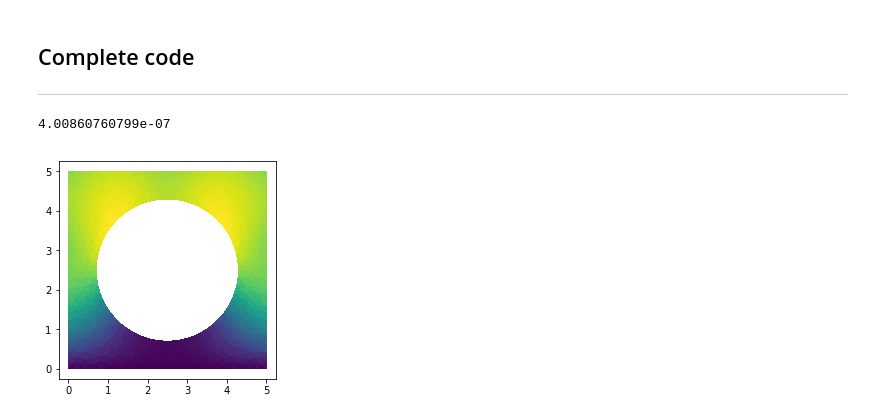
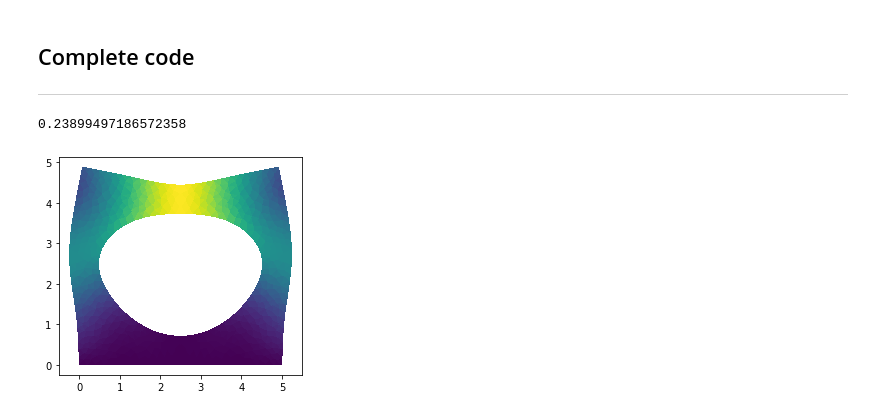
Before and after one commit to georgiosmalik/fenics-course, a Jupyter notebook: docs/source/2DPlaneStrain/2D_Elasticity.ipynb, the cells around one changed output. Cells and saved outputs as stored; diff of their text form; code cells hidden in the pictures.

```diff
--- a/docs/source/2DPlaneStrain/2D_Elasticity.ipynb
+++ b/docs/source/2DPlaneStrain/2D_Elasticity.ipynb
@@ -123,9 +133,13 @@ Note that the vector loading $\mathbf{b}$ and $\mathbf{g}$ must be set as a tupl
 # --------------------
 # Parameters
 # --------------------
+
+# Density
+rho = fe.Constant(200.0)
+
 # Young's modulus and Poisson's ratio
 E = 0.02e9
-nu = 0.1
+nu = 0.0
 
 # Lame's constants
 lambda_ = E*nu/(1+nu)/(1-2*nu)
@@ -135,8 +149,8 @@ l_x, l_y = 5.0, 5.0  # Domain dimensions
 n_x, n_y = 20, 20  # Number of elements
 
 # Load
-g_z = 1.0
-b_z = 1.0
+g_z = -2.9575e5
+b_z = -10.0
 g = fe.Constant((0.0, g_z))
 b = fe.Constant((0.0, b_z))
 # %% [markdown]
@@ -366,9 +380,13 @@ def sigma(u):
 # --------------------
 # Parameters
 # --------------------
+
+# Density
+rho = fe.Constant(200.0)
+
 # Young's modulus and Poisson's ratio
 E = 0.02e9
-nu = 0.1
+nu = 0.0
 
 # Lame's constants
 lambda_ = E*nu/(1+nu)/(1-2*nu)
@@ -378,8 +396,8 @@ l_x, l_y = 5.0, 5.0  # Domain dimensions
 n_x, n_y = 20, 20  # Number of elements
 
 # Load
-g_z = 1.0
-b_z = 1.0
+g_z = -2.9575e5
+b_z = -10.0
 g = fe.Constant((0.0, g_z))
 b = fe.Constant((0.0, b_z))
 
@@ -397,7 +415,7 @@ mesh = fe.Mesh("external_mesh.xml")
 boundaries = fe.MeshFunction("size_t", mesh, mesh.topology().dim() - 1)
 boundaries.set_all(0)
 
-top = fe.AutoSubDomain(lambda x: fe.near(x[1], 5.0))
+top = fe.AutoSubDomain(lambda x: fe.near(x[1], l_y))
 
 top.mark(boundaries, 1)
 ds = fe.ds(subdomain_data=boundaries)
@@ -408,33 +426,33 @@ ds = fe.ds(subdomain_data=boundaries)
 V = fe.VectorFunctionSpace(mesh, "CG", 1)
 u_tr = fe.TrialFunction(V)
 u_test = fe.TestFunction(V)
 
 # --------------------
 # Boundary conditions
 # --------------------
 bc = fe.DirichletBC(V, fe.Constant((0.0, 0.0)), bottom)
 
 # --------------------
 # Weak form
 # --------------------
 a = fe.inner(sigma(u_tr), epsilon(u_test))*fe.dx
-l = fe.dot(b, u_test)*fe.dx - fe.inner(g, u_test)*ds(1)
+l = rho*fe.dot(b, u_test)*fe.dx + fe.inner(g, u_test)*ds(1)
 
 # --------------------
 # Solver
 # --------------------
 u = fe.Function(V)
 A_ass, L_ass = fe.assemble_system(a, l, bc)
 
 fe.solve(A_ass, u.vector(), L_ass)
 
 print(np.amax(u.vector()[:]))
 
 # --------------------
 # Post-process
 # --------------------
 fe.plot(u, mode="displacement")
 plt.show()
 # %% [output]
-4.00860760799e-07
+0.23899497186572358
-[figure, old version]
+[figure, new version]
```
Also changed, not shown: parts of 13 cells of this notebook, 2 other files.
